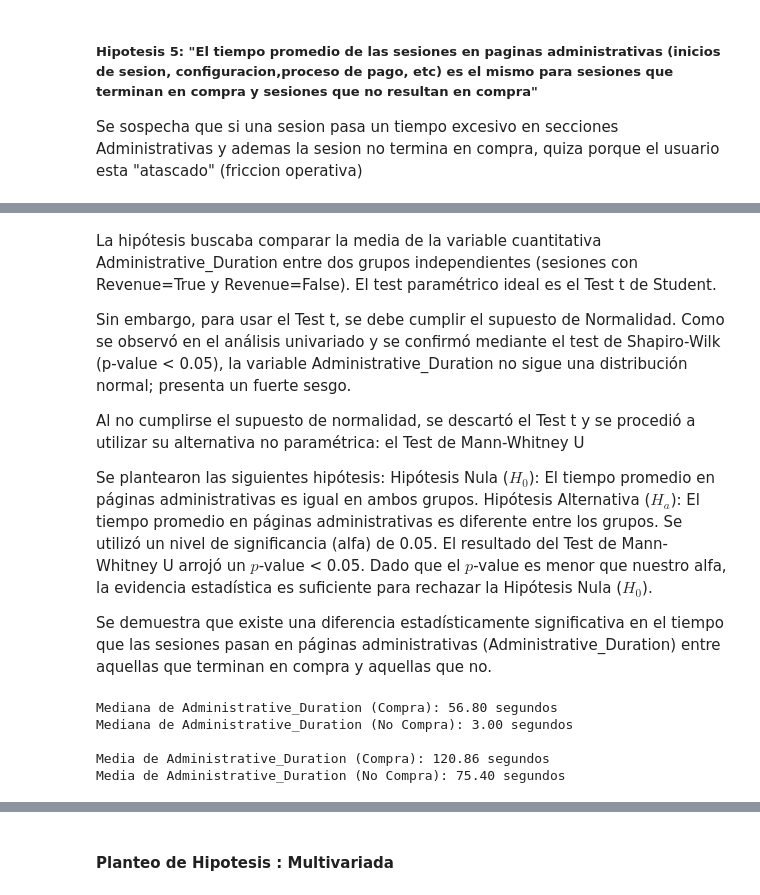
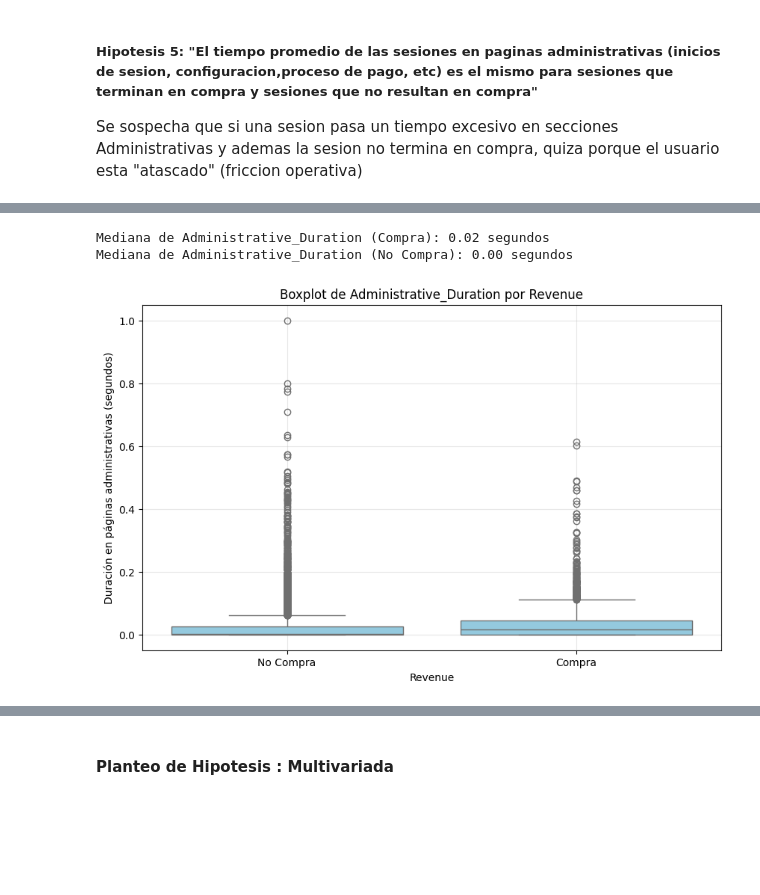
Before and after one commit to Simon22-lab/TPE-Abraham-Cisilino-2025, a Jupyter notebook: tpe.ipynb, the cells around one changed output, grey strips where cells are left out. Cells and saved outputs as stored; diff of their text form; code cells hidden in the pictures; blank space fills up the shorter version.

```diff
--- a/tpe.ipynb
+++ b/tpe.ipynb
@@ -611,28 +624,30 @@ else:
-# %% [markdown]
-La hipótesis buscaba comparar la media de la variable cuantitativa Administrative_Duration entre dos grupos independientes (sesiones con Revenue=True y Revenue=False). El test paramétrico ideal es el Test t de Student.
-
-Sin embargo, para usar el Test t, se debe cumplir el supuesto de Normalidad. Como se observó en el análisis univariado y se confirmó mediante el test de Shapiro-Wilk (p-value < 0.05), la variable Administrative_Duration no sigue una distribución normal; presenta un fuerte sesgo.
-
-Al no cumplirse el supuesto de normalidad, se descartó el Test t y se procedió a utilizar su alternativa no paramétrica: el Test de Mann-Whitney U
-
-Se plantearon las siguientes hipótesis:
-Hipótesis Nula ($H_0$): El tiempo promedio en páginas administrativas es igual en ambos grupos.
-Hipótesis Alternativa ($H_a$): El tiempo promedio en páginas administrativas es diferente entre los grupos.
-Se utilizó un nivel de significancia (alfa) de 0.05.
-El resultado del Test de Mann-Whitney U arrojó un $p$-value < 0.05. Dado que el $p$-value es menor que nuestro alfa, la evidencia estadística es suficiente para rechazar la Hipótesis Nula ($H_0$).
-
-Se demuestra que existe una diferencia estadísticamente significativa en el tiempo que las sesiones pasan en páginas administrativas (Administrative_Duration) entre aquellas que terminan en compra y aquellas que no.
 # %%
-# Usamos la Mediana porque la distribución no es normal
-print(f"Mediana de Administrative_Duration (Compra): {grupo_compra.median():.2f} segundos")
-print(f"Mediana de Administrative_Duration (No Compra): {grupo_no_compra.median():.2f} segundos")
+# Filtrar las sesiones con compra
+grupo_compra = df[df["Revenue"] == True]["Administrative_Duration"]
+grupo_no_compra = df[df["Revenue"] == False]["Administrative_Duration"]
 
-# También mostramos la Media para contexto
-print(f"\nMedia de Administrative_Duration (Compra): {grupo_compra.mean():.2f} segundos")
-print(f"Media de Administrative_Duration (No Compra): {grupo_no_compra.mean():.2f} segundos")
+# Calcular medianas (para mostrarlas en pantalla)
+mediana_compra = grupo_compra.median()
+mediana_no_compra = grupo_no_compra.median()
+
+print(f"Mediana de Administrative_Duration (Compra): {mediana_compra:.2f} segundos")
+print(f"Mediana de Administrative_Duration (No Compra): {mediana_no_compra:.2f} segundos")
+
+# Boxplot con eje Y completo
+plt.figure(figsize=(10, 6))
+sns.boxplot(data=df, x='Revenue', y='Administrative_Duration',color="skyblue")
+plt.title('Boxplot de Administrative_Duration por Revenue')
+plt.xlabel('Revenue')
+plt.xticks([0, 1], ['No Compra', 'Compra'])
+plt.ylabel('Duración en páginas administrativas (segundos)')
+plt.grid(True, alpha=0.3)
+
+# Ajustar el eje Y para que se vea toda la escala (opcional: puedes ajustarlo manualmente)
+# Si quieres forzar el rango del eje Y:
+# plt.ylim(0, 5000)  # Ajusta este valor según tus datos
+
+plt.show()
 # %% [output]
-Mediana de Administrative_Duration (Compra): 56.80 segundos
-Mediana de Administrative_Duration (No Compra): 3.00 segundos
-
-Media de Administrative_Duration (Compra): 120.86 segundos
-Media de Administrative_Duration (No Compra): 75.40 segundos
+Mediana de Administrative_Duration (Compra): 0.02 segundos
+Mediana de Administrative_Duration (No Compra): 0.00 segundos
+[figure, added]
```
Also changed, not shown: parts of 5 cells of this notebook, 1 other file.
